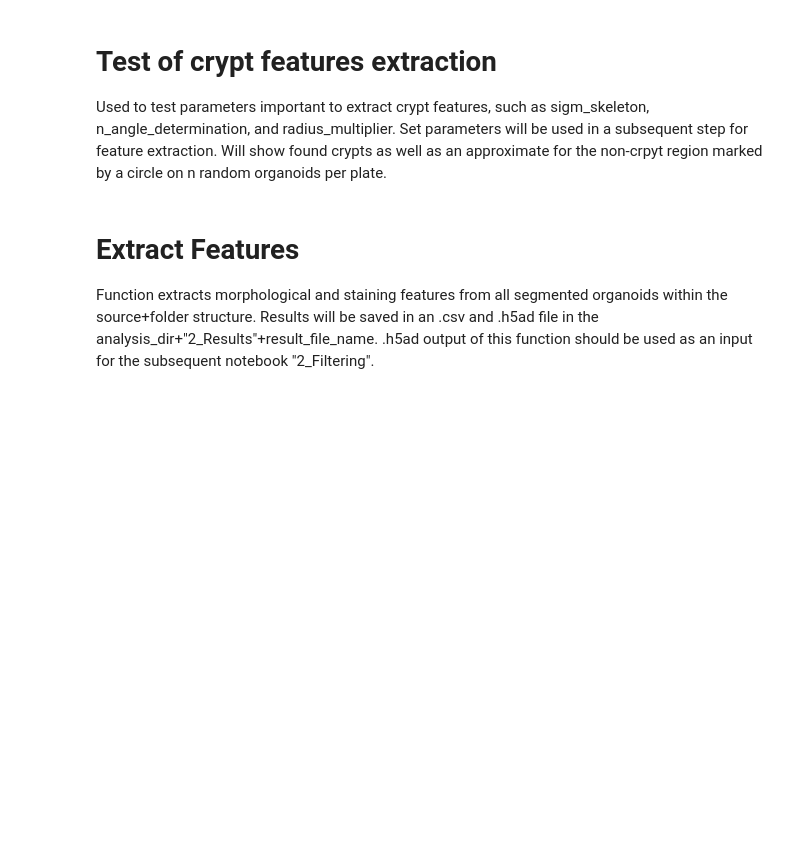
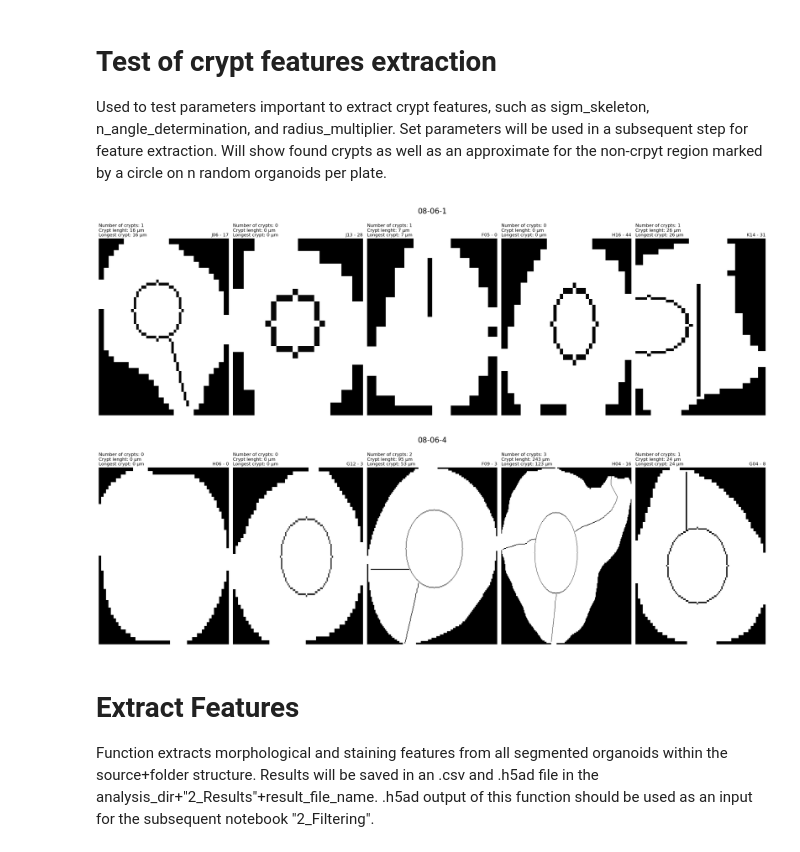
Before and after one commit to fmi-basel/ATMC_Analysis, a Jupyter notebook: 1_FeatureExtraction.ipynb, the cells around one changed output. Saved outputs shown, nothing was run; the diff lists cells and outputs as text; code cells hidden in the pictures; blank space fills up the shorter version.

```diff
--- a/1_FeatureExtraction.ipynb
+++ b/1_FeatureExtraction.ipynb
@@ -113,21 +161,26 @@ Used to test parameters important to extract crypt features, such as sigm_skelet
 # %%
 sigma_skeleton = 3 # Integer. Sigma for gaussian blurring of mask before skeletonization. Sharp segmentation edges may lead to difficulties, necessating higher sigma_skeleton numbers.
 n_angle_determination = 50 # Integer. Number of pixel used at the end of each branch to estimate its direction until the segmentation border. If the number is higher than the length of the branch, the whole branch will be used instead.
 radius_multiplier = 0.5 # Float. Multiplier of maximum-inscribed-circle radius to estimate crypt-free region. The lower the number, the more sensititve the algorithm is to smaller crypts.
+n = 5 # Integer. Number of randomly chosen organoids per imaging plate.
+seed = 0 # Integer. Random seed.
 
-test_skeletonization(barcodes,
-                     ome_zarr_dict,
-                     ome_zarr_df,
-                     pixel_spacing,
-                     table_name = table_name,
-                     label_name = label_name,
-                     pyramid_level = pyramid_level,
-                     n = 5, # Integer. Number of randomly chosen organoids per imaging plate.
-                     seed = 0, # Integer. Random seed.
-                     sigma_skeleton = sigma_skeleton,
-                     n_angle_determination = n_angle_determination,
-                     radius_multiplier = radius_multiplier
-                    )
+test_skeletonization(
+    barcodes,
+    ome_zarr_dict,
+    ome_zarr_df,
+    table_name = table_name,
+    label_name = label_name,
+    pyramid_level = pyramid_level,
+    n = n,
+    seed = seed,
+    sigma_skeleton = sigma_skeleton,
+    n_angle_determination = n_angle_determination,
+    radius_multiplier = radius_multiplier
+)
+# %% [output]
+[figure, added]
+[figure, added]
 # %% [markdown]
 # Extract Features
 
```
Also changed, not shown: parts of 61 cells of this notebook, 14 other files.
